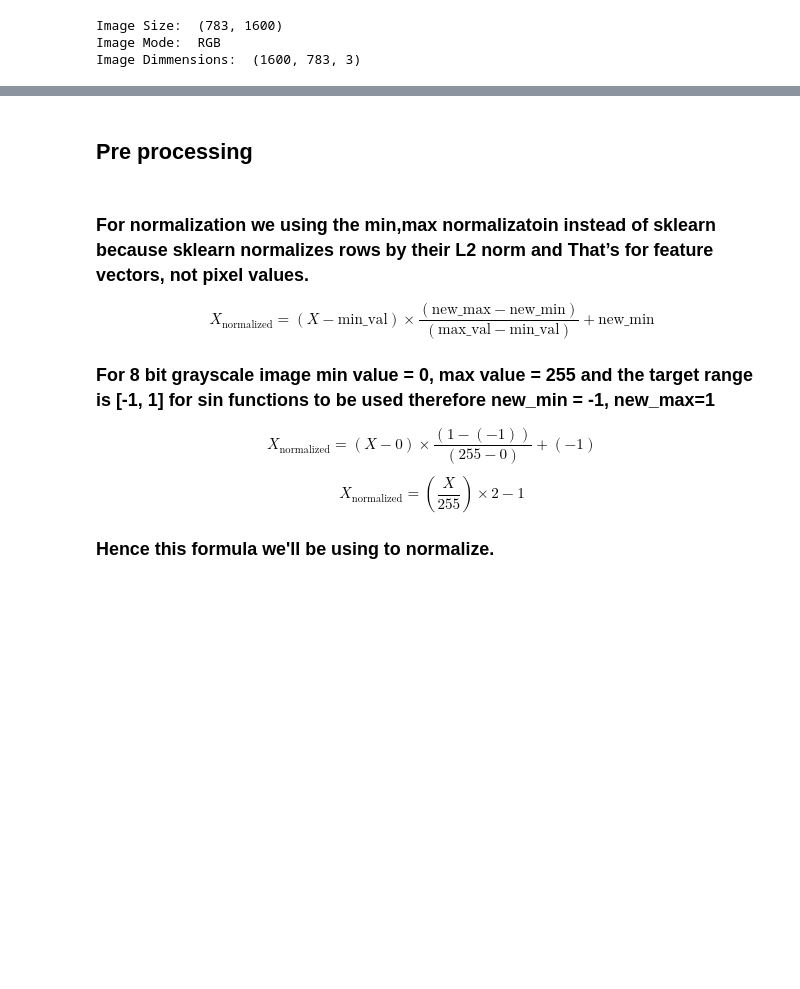
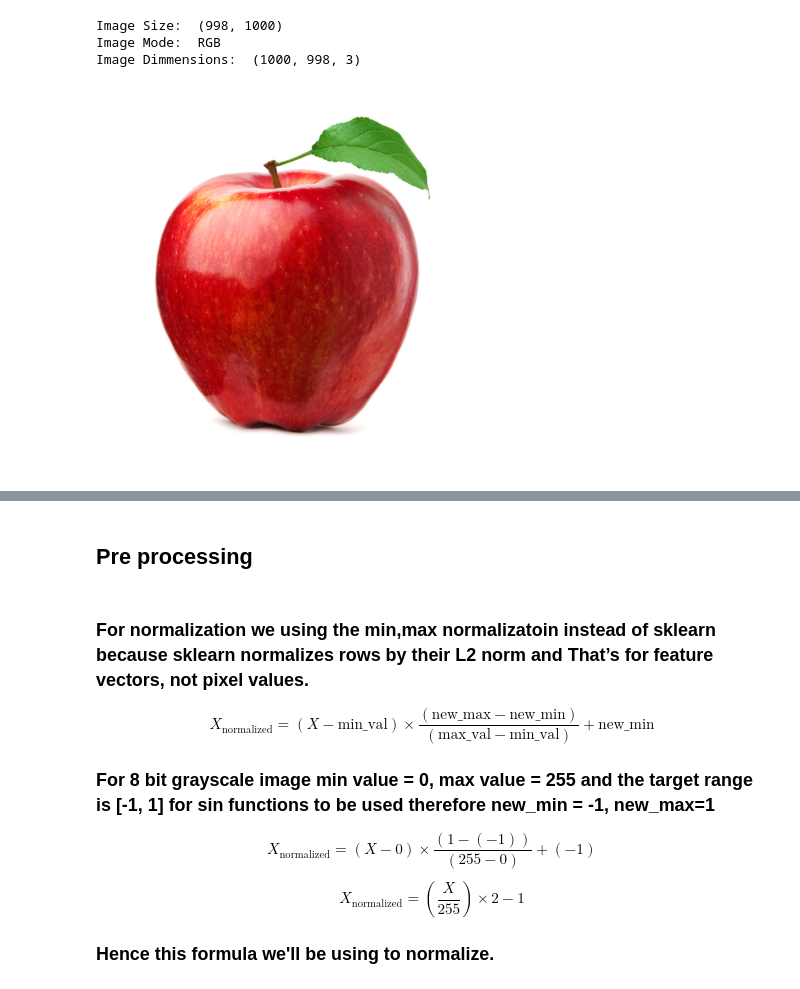
Before and after one commit to Shiv-Expert2503/INRs_Siren, a Jupyter notebook: image-compression.ipynb, the cells around one changed output, grey strips where cells are left out. Cells and saved outputs as stored; diff of their text form; code cells hidden in the pictures; blank space fills up the shorter version.

```diff
--- a/image-compression.ipynb
+++ b/image-compression.ipynb
@@ -16,12 +20,18 @@ for dirname, _, filenames in os.walk('/kaggle/input'):
 # %%
-img = Image.open("/kaggle/input/image1/may.jpeg")
+img = Image.open("/kaggle/input/apples/apple.jpg")
 print("Image Size: ",img.size)
 print("Image Mode: ",img.mode)
 print("Image Dimmensions: ", np.array(img).shape)
 # %% [output]
-Image Size:  (783, 1600)
+Image Size:  (998, 1000)
 Image Mode:  RGB
-Image Dimmensions:  (1600, 783, 3)
+Image Dimmensions:  (1000, 998, 3)
+# %%
+plt.imshow(img)
+plt.axis("off")
+plt.show()
+# %% [output]
+[figure, added]
 # %%
 # converting to grayscale for faster execution
 img_grayscale = img.convert("L")
```
Also changed, not shown: parts of 22 cells of this notebook.
